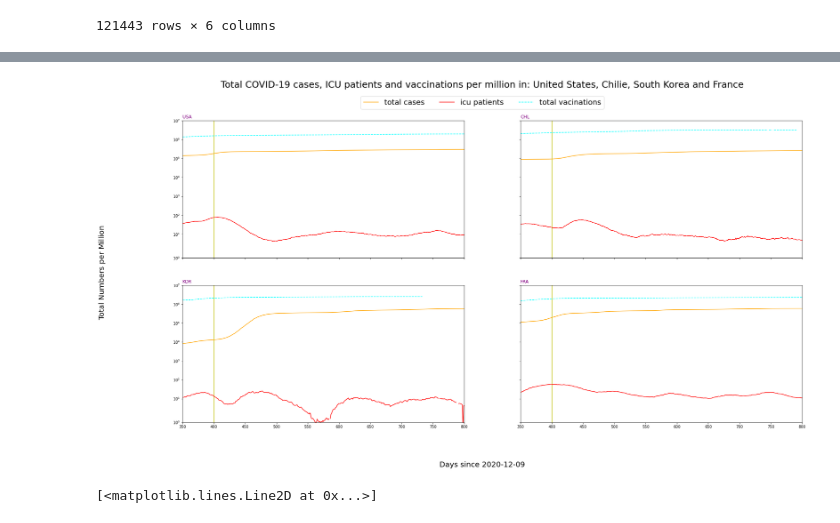
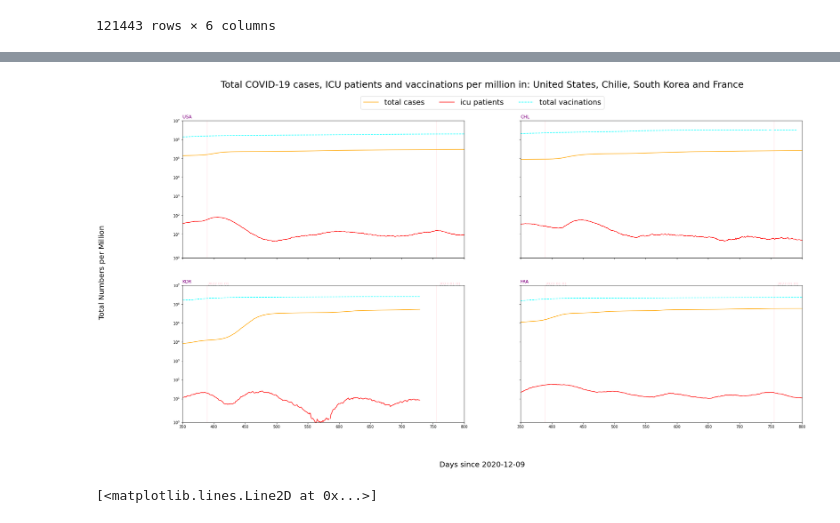
Before and after one commit to tubbsyal/BEE2024_p3, a Jupyter notebook: Part3_1Notebook.ipynb, the cells around one changed output, grey strips where cells are left out. Cells and saved outputs as stored; diff of their text form; code cells hidden in the pictures.

```diff
--- a/Part3_1Notebook.ipynb
+++ b/Part3_1Notebook.ipynb
@@ -112,8 +112,10 @@ df2
 # %%
 df3 = df2.loc[df2['location']== 'United States']
 df4 = df2.loc[df2['location']== 'Chile']
+
 df5 = df2.loc[df2['location']== 'South Korea']
+df5 = df5.loc[(df5['days_since'] <730)]
 df6 = df2.loc[df2['location']== 'France']
-df3
+df5
 # %% [output]
 |  | iso_code | location | days_since | total_cases_per_million | total_vaccinations_per_million | icu_patients_per_million |
@@ -168,34 +170,41 @@ plt.plot()
 x = df5.days_since
 cases= df5.total_cases_per_million
 patients=df5.icu_patients_per_million
 vaccine= df5.total_vaccinations_per_million
 axs[1,0].plot(x,df5.total_cases_per_million,color = "orange",label = "total cases")
 axs[1,0].plot(x,df5.icu_patients_per_million,color = "red",label = "icu patients")
 axs[1,0].plot(x,df5.total_vaccinations_per_million,'--',color = "cyan",label="total vacinations")
 axs[1,0].set_title('KOR', color = 'purple',loc = 'left')
 
 plt.plot()
 
 x = df6.days_since
 cases= df6.total_cases_per_million
 patients=df6.icu_patients_per_million
 vaccine = df6.total_vaccinations_per_million
 axs[1,1].plot(x,df6.total_cases_per_million,color = "orange",label = "total cases")
 axs[1,1].plot(x,df6.icu_patients_per_million,color = "red",label = "icu patients")
 axs[1,1].plot(x,df6.total_vaccinations_per_million,'--',color = "cyan",label="total vacinations")
 axs[1,1].set_title('FRA', color = 'purple',loc = 'left')
 
 
 plt.plot()
 handles, labels = axs[0,0].get_legend_handles_labels()
 fig.legend(handles, labels, loc="center", bbox_to_anchor=(0.5,0.925),prop = { "size": 20 },frameon=True,ncol = 5)
 
 
+for axs in [axs[0,0], axs[0,1], axs[1,0],axs[1,1]]:
+    axs.axvline(x=389, c="pink",linewidth=0.5,zorder=0,label='2022-01-01')
+    axs.axvline(x=755, c="pink",linewidth=0.5,zorder=0,label ='2023-01-01')
 
+plt.text(-150,10000000,"2022-01-01",color = "pink")
+plt.text(220,10000000,"2023-01-01",color = "pink")
 
+plt.text(390,10000000,"2022-01-01",color = "pink")
+plt.text(760,10000000,"2023-01-01",color = "pink")
 plt.show()
 # %% [output]
-[figure, old version]
+[figure, new version]
 # %%
 x = df4.days_since
 y1= df4.total_cases_per_million
```
Also changed, not shown: parts of 5 cells of this notebook.
